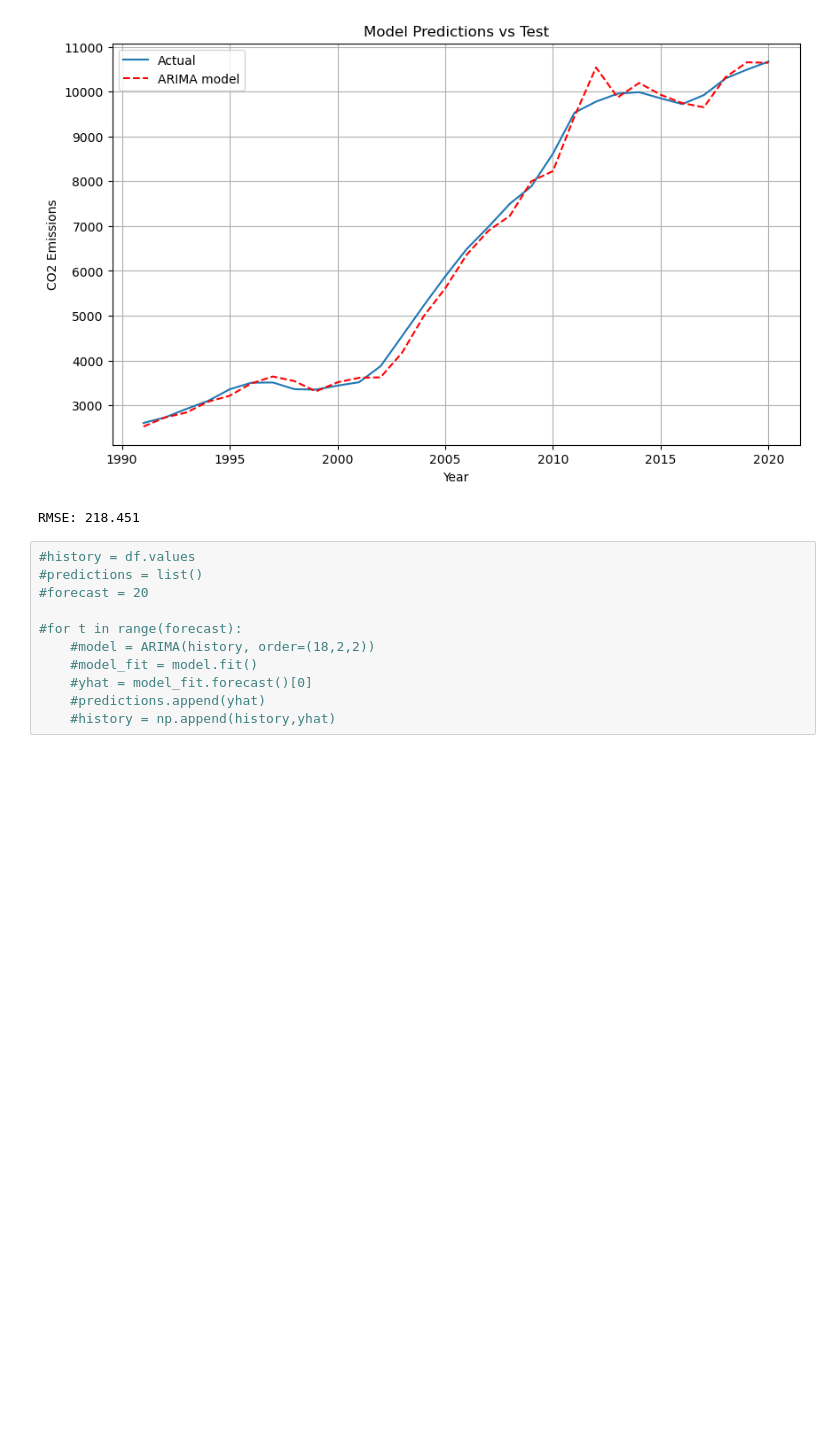
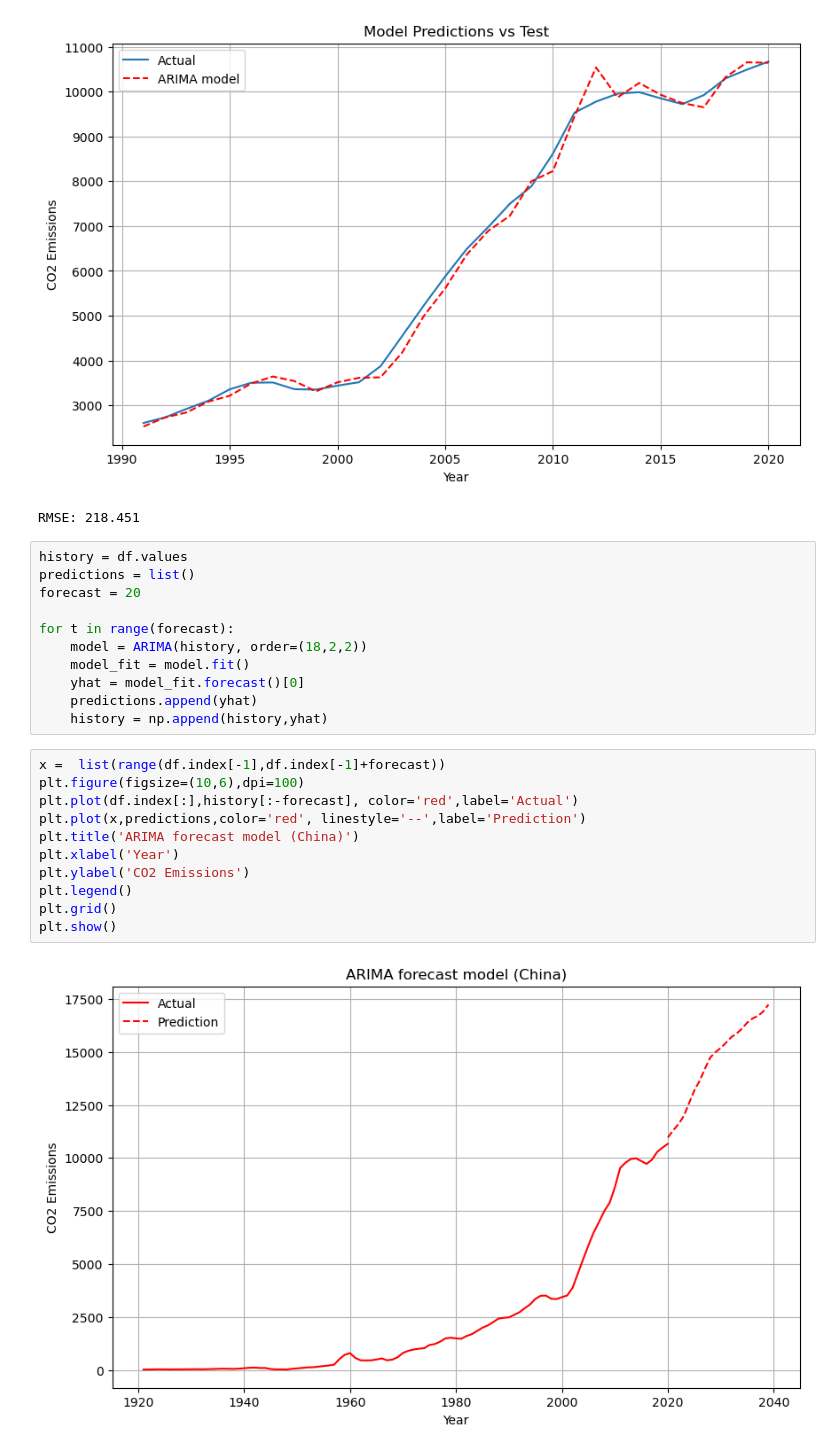
Before and after one commit to camillecoding/Climate_Change_Predictions, a Jupyter notebook: ARIMA_predict.ipynb, the cells around one changed output. Saved outputs shown, nothing was run; the diff lists cells and outputs as text; blank space fills up the shorter version.

Commit message:
added some comments to the ARIMA .ipynb for readability, updated plots, plotted forecasting for 20 years, added Resources

```diff
--- a/ARIMA_predict.ipynb
+++ b/ARIMA_predict.ipynb
@@ -175,13 +197,26 @@ print("RMSE: %.3f" % rmse)
 [figure]
 RMSE: 218.451
 # %%
-#history = df.values
-#predictions = list()
-#forecast = 20
+history = df.values
+predictions = list()
+forecast = 20
 
-#for t in range(forecast):
-    #model = ARIMA(history, order=(18,2,2))
-    #model_fit = model.fit()
-    #yhat = model_fit.forecast()[0]
-    #predictions.append(yhat)
-    #history = np.append(history,yhat)
+for t in range(forecast):
+    model = ARIMA(history, order=(18,2,2))
+    model_fit = model.fit()
+    yhat = model_fit.forecast()[0]
+    predictions.append(yhat)
+    history = np.append(history,yhat)
+# %%
+x =  list(range(df.index[-1],df.index[-1]+forecast))
+plt.figure(figsize=(10,6),dpi=100)
+plt.plot(df.index[:],history[:-forecast], color='red',label='Actual')
+plt.plot(x,predictions,color='red', linestyle='--',label='Prediction')
+plt.title('ARIMA forecast model (China)')
+plt.xlabel('Year')
+plt.ylabel('CO2 Emissions')
+plt.legend()
+plt.grid()
+plt.show()
+# %% [output]
+[figure, added]
```
Also changed, not shown: parts of 3 cells of this notebook, 2 other files.
